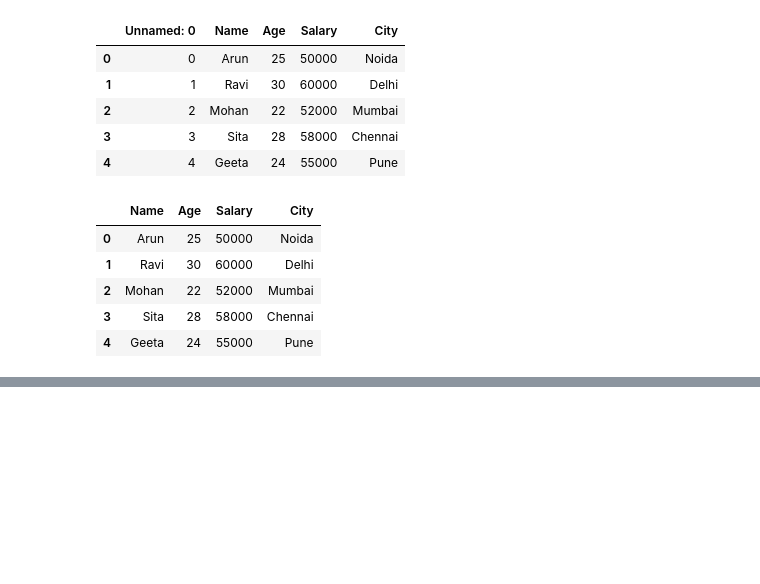
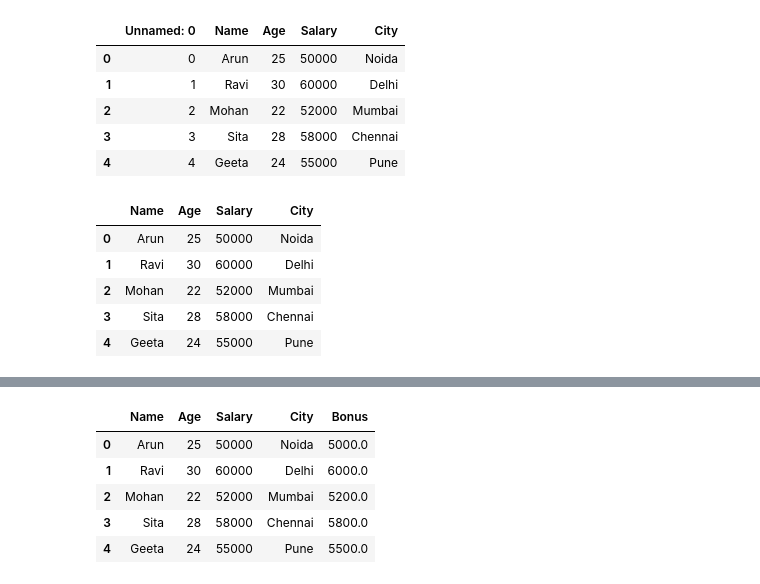
Before and after one commit to arunaimlprojects/data_science_course, a Jupyter notebook: pandas_class_1.ipynb, the cells around one changed output, grey strips where cells are left out. Saved outputs shown, nothing was run; the diff lists cells and outputs as text; code cells hidden in the pictures; blank space fills up the shorter version.

```diff
--- a/pandas_class_1.ipynb
+++ b/pandas_class_1.ipynb
@@ -146,0 +156,13 @@ data_csv
+# %%
+import pandas as pd
+
+# Creating the DataFrame
+data = {
+
+    'Name': ['Arun', 'Ravi', 'Mohan', 'Sita', 'Geeta'],
+    'Age': [25, 30, 22, 28, 24],
+    'Salary': [50000, 60000, 52000, 58000, 55000],
+    'City': ['Noida', 'Delhi', 'Mumbai', 'Chennai', 'Pune']
+}
+
+df = pd.DataFrame(data)
@@ -146,0 +178,12 @@ data_csv
+# %%
+# 1. Adding a new column 'Bonus' (10% of Salary)
+df['Bonus'] = df['Salary'] * 0.10
+# %%
+df
+# %% [output]
+|  | Name | Age | Salary | City | Bonus |
+| 0 | Arun | 25 | 50000 | Noida | 5000.0 |
+| 1 | Ravi | 30 | 60000 | Delhi | 6000.0 |
+| 2 | Mohan | 22 | 52000 | Mumbai | 5200.0 |
+| 3 | Sita | 28 | 58000 | Chennai | 5800.0 |
+| 4 | Geeta | 24 | 55000 | Pune | 5500.0 |
```
Also changed, not shown: parts of 14 cells of this notebook.
